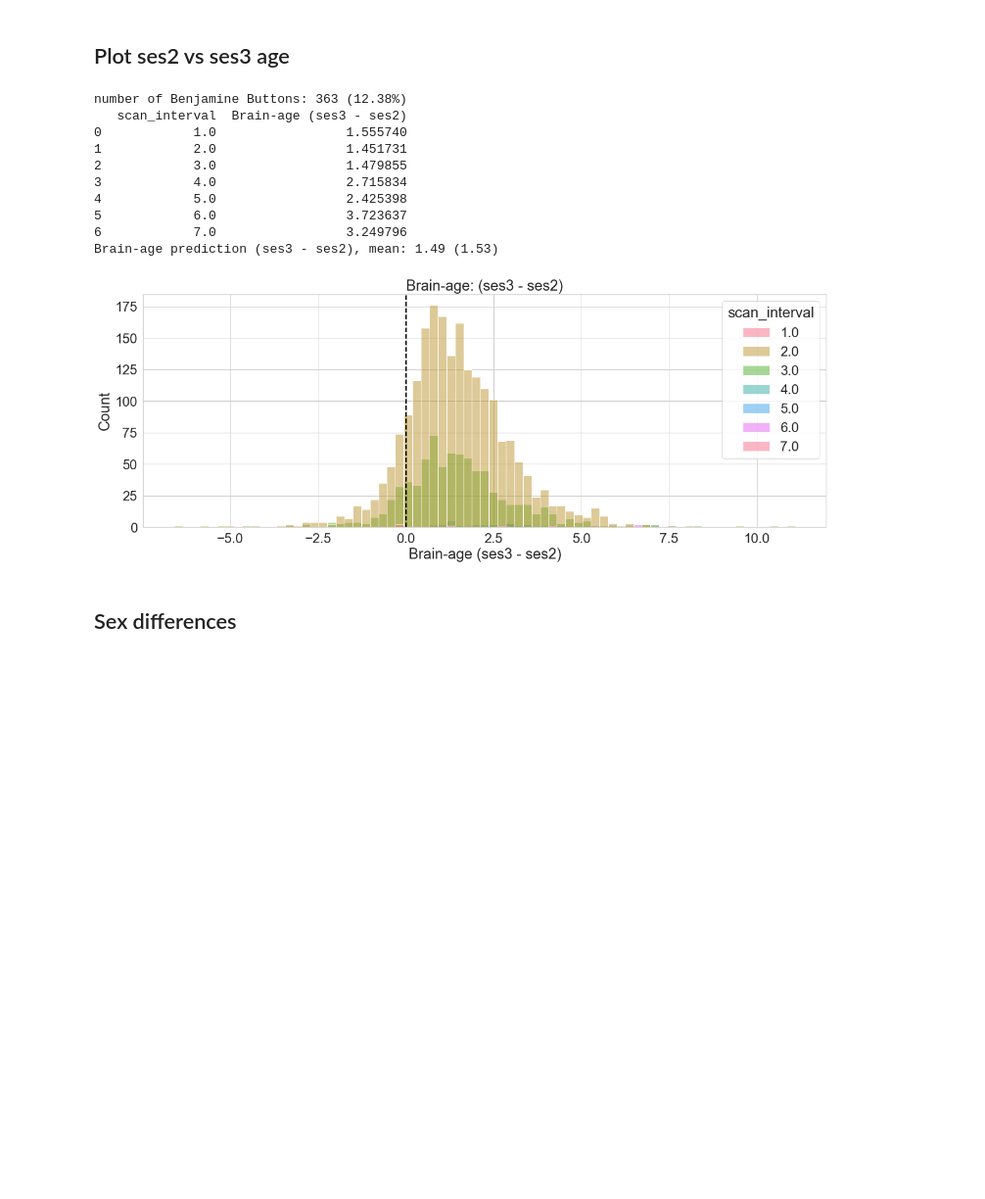
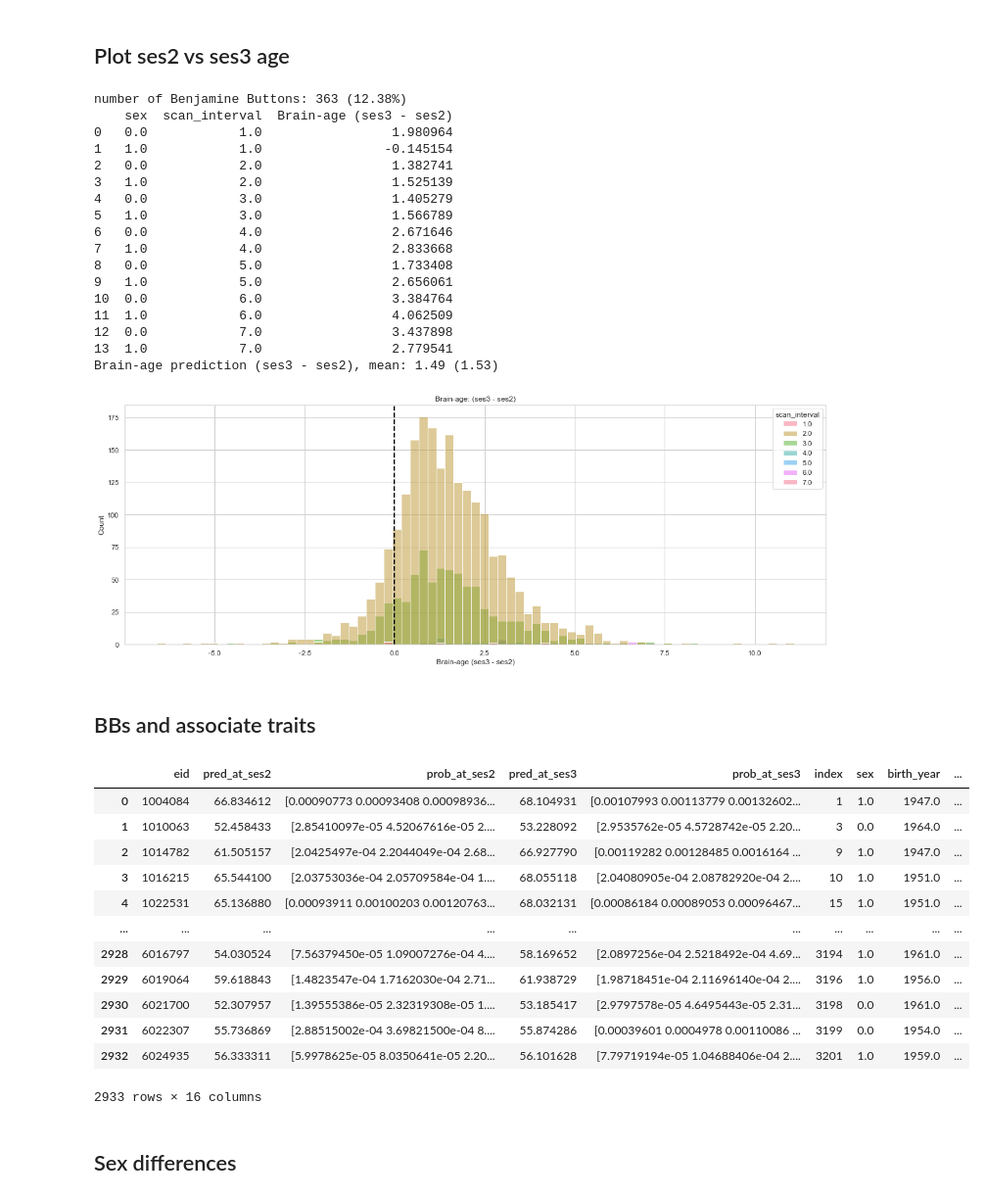
Before and after one commit to nikhil153/brain-diff, a Jupyter notebook: 4_brain_age.ipynb, the cells around one changed output. Shown: that part at 98% size. Cells and saved outputs as stored; diff of their text form; code cells hidden in the pictures; blank space fills up the shorter version.

```diff
--- a/4_brain_age.ipynb
+++ b/4_brain_age.ipynb
@@ -100,7 +100,7 @@ neg_age_count = np.sum(followup_diff < 0)
 
 print(f"number of Benjamine Buttons: {neg_age_count} ({100*neg_age_count/len(brain_age_df):3.2f}%)")
 
-print(brain_age_df.groupby(["scan_interval"]).mean().reset_index()[["scan_interval","Brain-age (ses3 - ses2)"]])
+print(brain_age_df.groupby(["scan_interval","sex"]).mean().reset_index()[["sex","scan_interval","Brain-age (ses3 - ses2)"]])
 
 plot_df = brain_age_df.copy()
 m,s = np.mean(plot_df["Brain-age (ses3 - ses2)"]), np.std(plot_df["Brain-age (ses3 - ses2)"])
@@ -115,16 +115,45 @@ with sns.axes_style("whitegrid"):
     plt.axvline(0, color="black",ls="--",lw=2)
 # %% [output]
 number of Benjamine Buttons: 363 (12.38%)
-   scan_interval  Brain-age (ses3 - ses2)
-0            1.0                 1.555740
-1            2.0                 1.451731
-2            3.0                 1.479855
-3            4.0                 2.715834
-4            5.0                 2.425398
-5            6.0                 3.723637
-6            7.0                 3.249796
+    sex  scan_interval  Brain-age (ses3 - ses2)
+0   0.0            1.0                 1.980964
+1   1.0            1.0                -0.145154
+2   0.0            2.0                 1.382741
+3   1.0            2.0                 1.525139
+4   0.0            3.0                 1.405279
+5   1.0            3.0                 1.566789
+6   0.0            4.0                 2.671646
+7   1.0            4.0                 2.833668
+8   0.0            5.0                 1.733408
+9   1.0            5.0                 2.656061
+10  0.0            6.0                 3.384764
+11  1.0            6.0                 4.062509
+12  0.0            7.0                 3.437898
+13  1.0            7.0                 2.779541
 Brain-age prediction (ses3 - ses2), mean: 1.49 (1.53)
-[figure, old version]
+[figure, new version]
+# %% [markdown]
+## BBs and associate traits
+# %%
+plot_df = brain_age_df.copy()
+
+with sns.axes_style("whitegrid"):
+        g = sns.regplot(x="age_at_ses2", y="Brain-age (ses3 - ses2)", data=plot_df)
+        g.set_title(f"brain-age vs chrono-age\nMAE={MAE:3.2f}, r={corr[0]:3.2f}")
+# %% [output]
+|  | eid | pred_at_ses2 | prob_at_ses2 | pred_at_ses3 | prob_at_ses3 | index | sex | birth_year | ... |
+| 0 | 1004084 | 66.834612 | [0.00090773 0.00093408 0.00098936... | 68.104931 | [0.00107993 0.00113779 0.00132602... | 1 | 1.0 | 1947.0 | ... |
+| 1 | 1010063 | 52.458433 | [2.85410097e-05 4.52067616e-05 2.... | 53.228092 | [2.9535762e-05 4.5728742e-05 2.20... | 3 | 0.0 | 1964.0 | ... |
+| 2 | 1014782 | 61.505157 | [2.0425497e-04 2.2044049e-04 2.68... | 66.927790 | [0.00119282 0.00128485 0.0016164 ... | 9 | 1.0 | 1947.0 | ... |
+| 3 | 1016215 | 65.544100 | [2.03753036e-04 2.05709584e-04 1.... | 68.055118 | [2.04080905e-04 2.08782920e-04 2.... | 10 | 1.0 | 1951.0 | ... |
+| 4 | 1022531 | 65.136880 | [0.00093911 0.00100203 0.00120763... | 68.032131 | [0.00086184 0.00089053 0.00096467... | 15 | 1.0 | 1951.0 | ... |
+| ... | ... | ... | ... | ... | ... | ... | ... | ... | ... |
+| 2928 | 6016797 | 54.030524 | [7.56379450e-05 1.09007276e-04 4.... | 58.169652 | [2.0897256e-04 2.5218492e-04 4.69... | 3194 | 1.0 | 1961.0 | ... |
+| 2929 | 6019064 | 59.618843 | [1.4823547e-04 1.7162030e-04 2.71... | 61.938729 | [1.98718451e-04 2.11696140e-04 2.... | 3196 | 1.0 | 1956.0 | ... |
+| 2930 | 6021700 | 52.307957 | [1.39555386e-05 2.32319308e-05 1.... | 53.185417 | [2.9797578e-05 4.6495443e-05 2.31... | 3198 | 0.0 | 1961.0 | ... |
+| 2931 | 6022307 | 55.736869 | [2.88515002e-04 3.69821500e-04 8.... | 55.874286 | [0.00039601 0.0004978 0.00110086 ... | 3199 | 0.0 | 1954.0 | ... |
+| 2932 | 6024935 | 56.333311 | [5.9978625e-05 8.0350641e-05 2.20... | 56.101628 | [7.79719194e-05 1.04688406e-04 2.... | 3201 | 1.0 | 1959.0 | ... |
+2933 rows × 16 columns
 # %% [markdown]
 ## Sex differences
 # %%
```
Also changed, not shown: parts of 1 cell of this notebook, 2 other files.
